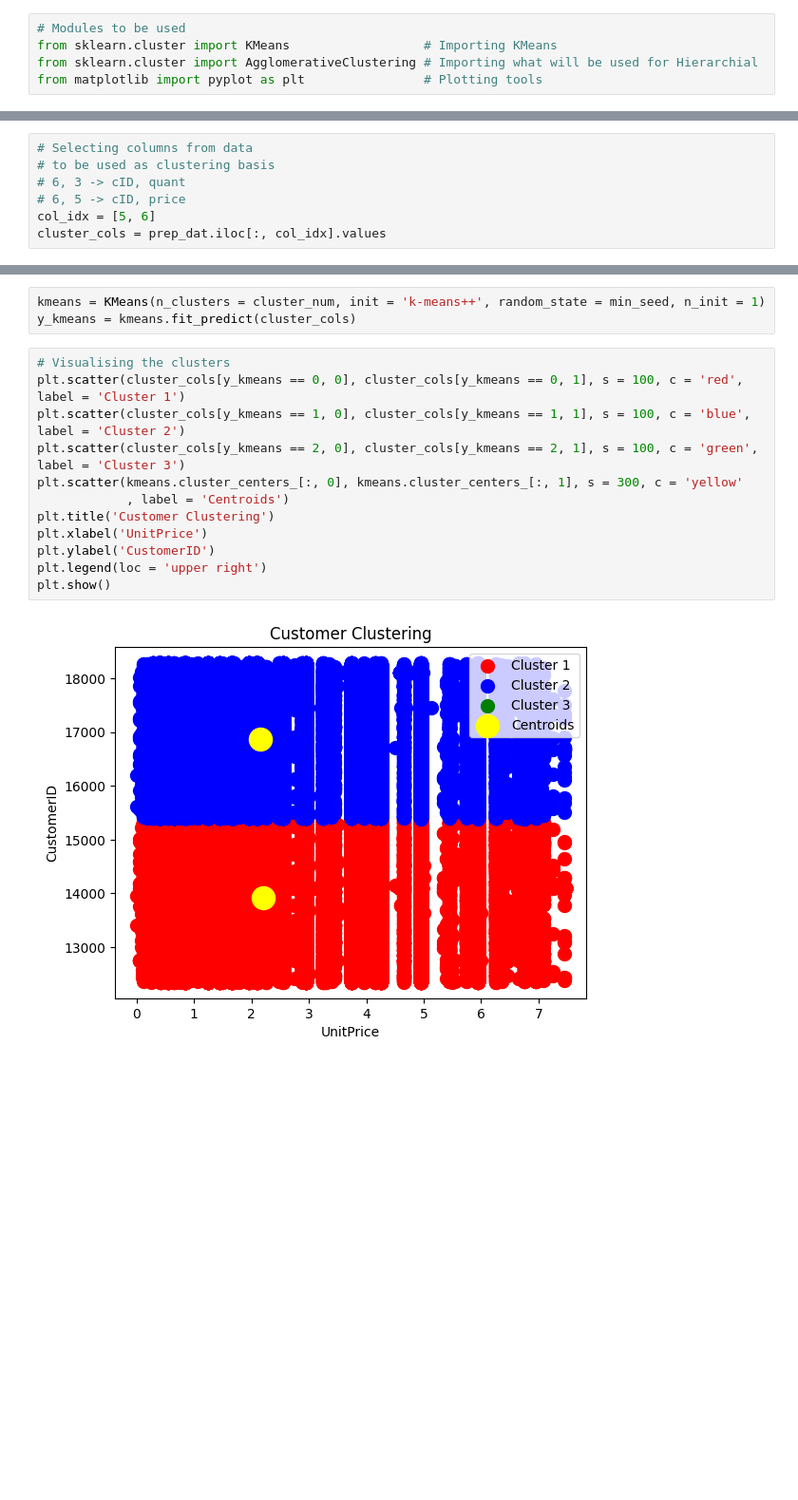
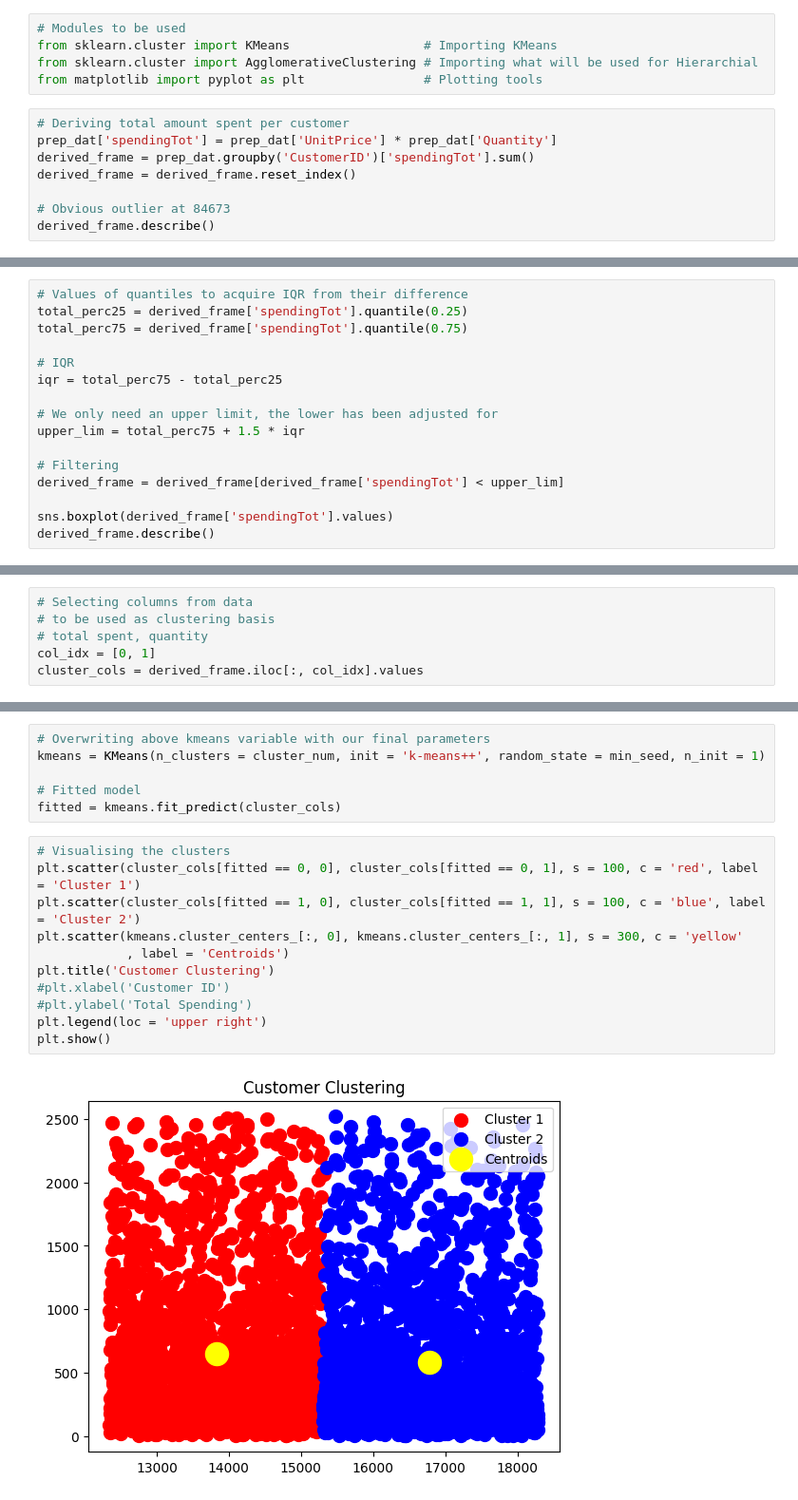
Before and after one commit to Supermjork/K-Kustomer-Klusters, a Jupyter notebook: notebook/cashier.ipynb, the cells around one changed output, grey strips where cells are left out. Shown: that part at 95% size. Drawn from its saved outputs; the diff is of its cells as text; blank space fills up the shorter version.

```diff
--- a/notebook/cashier.ipynb
+++ b/notebook/cashier.ipynb
@@ -272,3 +275,11 @@ Whilst also including minimal plots to aid understanding
 from sklearn.cluster import KMeans                  # Importing KMeans
 from sklearn.cluster import AgglomerativeClustering # Importing what will be used for Hierarchial
 from matplotlib import pyplot as plt                # Plotting tools
+# %%
+# Deriving total amount spent per customer
+prep_dat['spendingTot'] = prep_dat['UnitPrice'] * prep_dat['Quantity']
+derived_frame = prep_dat.groupby('CustomerID')['spendingTot'].sum()
+derived_frame = derived_frame.reset_index()
+
+# Obvious outlier at 84673
+derived_frame.describe()
@@ -274,0 +301,16 @@ from matplotlib import pyplot as plt                # Plotting tools
+# %%
+# Values of quantiles to acquire IQR from their difference
+total_perc25 = derived_frame['spendingTot'].quantile(0.25)
+total_perc75 = derived_frame['spendingTot'].quantile(0.75)
+
+# IQR
+iqr = total_perc75 - total_perc25
+
+# We only need an upper limit, the lower has been adjusted for
+upper_lim = total_perc75 + 1.5 * iqr
+
+# Filtering
+derived_frame = derived_frame[derived_frame['spendingTot'] < upper_lim]
+
+sns.boxplot(derived_frame['spendingTot'].values)
+derived_frame.describe()
@@ -275,7 +328,6 @@ from matplotlib import pyplot as plt                # Plotting tools
 # %%
 # Selecting columns from data
 # to be used as clustering basis
-# 6, 3 -> cID, quant
-# 6, 5 -> cID, price
-col_idx = [5, 6]
-cluster_cols = prep_dat.iloc[:, col_idx].values
+# total spent, quantity
+col_idx = [0, 1]
+cluster_cols = derived_frame.iloc[:, col_idx].values
@@ -340,17 +389,19 @@ Random Seed with the smallest value at cluster 4: 3
 # %%
+# Overwriting above kmeans variable with our final parameters
 kmeans = KMeans(n_clusters = cluster_num, init = 'k-means++', random_state = min_seed, n_init = 1)
-y_kmeans = kmeans.fit_predict(cluster_cols)
+
+# Fitted model
+fitted = kmeans.fit_predict(cluster_cols)
 # %%
 # Visualising the clusters
-plt.scatter(cluster_cols[y_kmeans == 0, 0], cluster_cols[y_kmeans == 0, 1], s = 100, c = 'red', label = 'Cluster 1')
-plt.scatter(cluster_cols[y_kmeans == 1, 0], cluster_cols[y_kmeans == 1, 1], s = 100, c = 'blue', label = 'Cluster 2')
-plt.scatter(cluster_cols[y_kmeans == 2, 0], cluster_cols[y_kmeans == 2, 1], s = 100, c = 'green', label = 'Cluster 3')
+plt.scatter(cluster_cols[fitted == 0, 0], cluster_cols[fitted == 0, 1], s = 100, c = 'red', label = 'Cluster 1')
+plt.scatter(cluster_cols[fitted == 1, 0], cluster_cols[fitted == 1, 1], s = 100, c = 'blue', label = 'Cluster 2')
 plt.scatter(kmeans.cluster_centers_[:, 0], kmeans.cluster_centers_[:, 1], s = 300, c = 'yellow'
             , label = 'Centroids')
 plt.title('Customer Clustering')
-plt.xlabel('UnitPrice')
-plt.ylabel('CustomerID')
+#plt.xlabel('Customer ID')
+#plt.ylabel('Total Spending')
 plt.legend(loc = 'upper right')
 plt.show()
 # %% [output]
-[figure, old version]
+[figure, new version]
```
Also changed, not shown: parts of 9 cells of this notebook.
